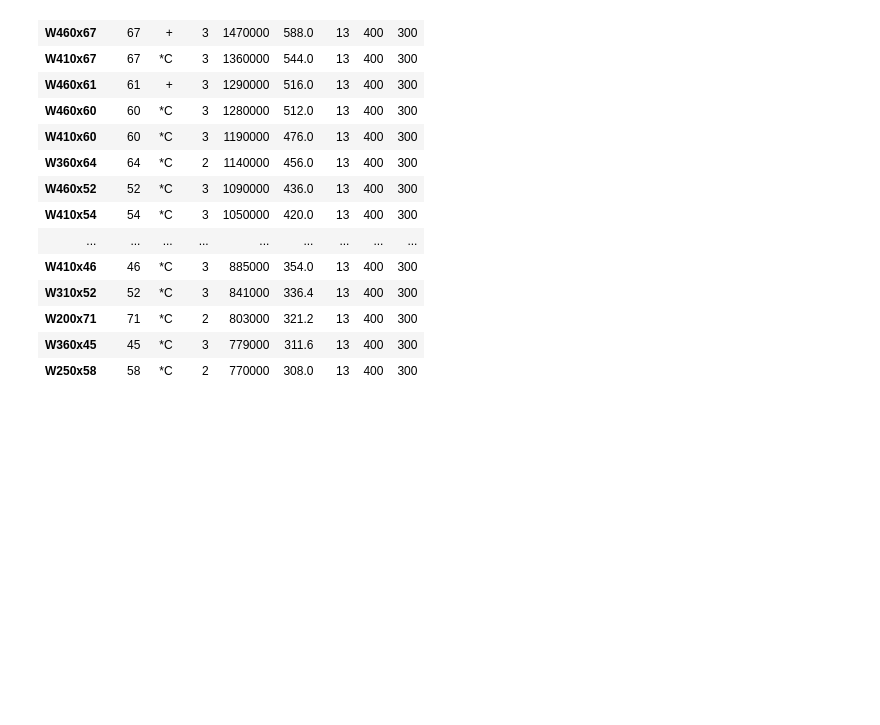
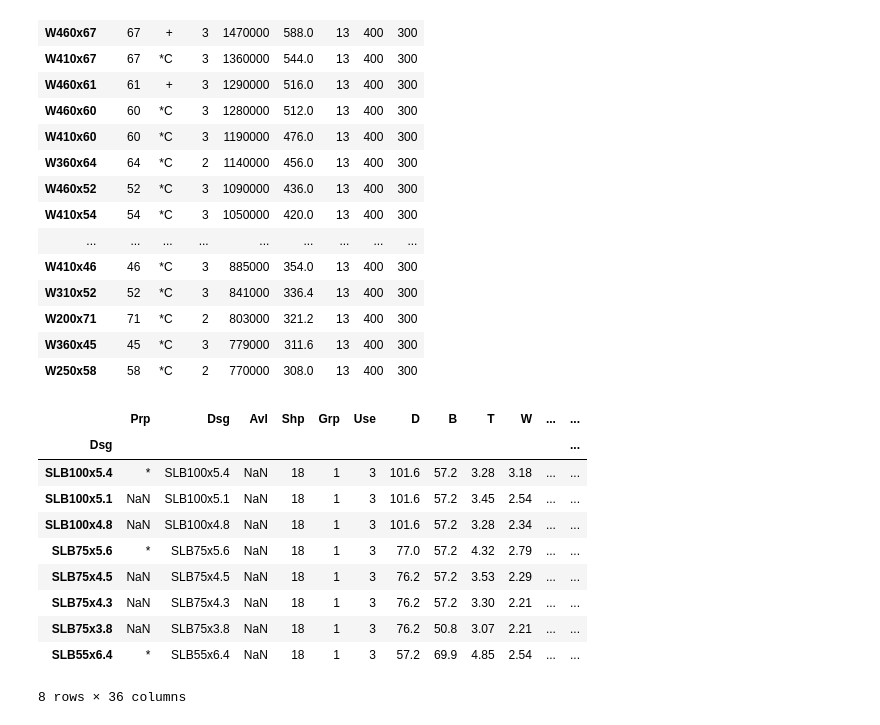
Before and after one commit to nholtz/ca-steel-design, a Jupyter notebook: lib/sst-test.ipynb, the cells around one changed output. Drawn from its saved outputs; the diff is of its cells as text; code cells hidden in the pictures; blank space fills up the shorter version.

```diff
--- a/lib/sst-test.ipynb
+++ b/lib/sst-test.ipynb
@@ -84,3 +84,18 @@ s[['Mass','Avl','Use','Zx','Mp','Foo','Fy','Mf']].sort_values('Mp',ascending=Fal
 | W200x71 | 71 | *C | 2 | 803000 | 321.2 | 13 | 400 | 300 |
 | W360x45 | 45 | *C | 3 | 779000 | 311.6 | 13 | 400 | 300 |
 | W250x58 | 58 | *C | 2 | 770000 | 308.0 | 13 | 400 | 300 |
+# %%
+slb = sst.section_table('SLB')
+slb
+# %% [output]
+|  | Prp | Dsg | Avl | Shp | Grp | Use | D | B | T | W | ... | ... |
+| Dsg |  |  |  |  |  |  |  |  |  |  |  | ... |
+| SLB100x5.4 | * | SLB100x5.4 | NaN | 18 | 1 | 3 | 101.6 | 57.2 | 3.28 | 3.18 | ... | ... |
+| SLB100x5.1 | NaN | SLB100x5.1 | NaN | 18 | 1 | 3 | 101.6 | 57.2 | 3.45 | 2.54 | ... | ... |
+| SLB100x4.8 | NaN | SLB100x4.8 | NaN | 18 | 1 | 3 | 101.6 | 57.2 | 3.28 | 2.34 | ... | ... |
+| SLB75x5.6 | * | SLB75x5.6 | NaN | 18 | 1 | 3 | 77.0 | 57.2 | 4.32 | 2.79 | ... | ... |
+| SLB75x4.5 | NaN | SLB75x4.5 | NaN | 18 | 1 | 3 | 76.2 | 57.2 | 3.53 | 2.29 | ... | ... |
+| SLB75x4.3 | NaN | SLB75x4.3 | NaN | 18 | 1 | 3 | 76.2 | 57.2 | 3.30 | 2.21 | ... | ... |
+| SLB75x3.8 | NaN | SLB75x3.8 | NaN | 18 | 1 | 3 | 76.2 | 50.8 | 3.07 | 2.21 | ... | ... |
+| SLB55x6.4 | * | SLB55x6.4 | NaN | 18 | 1 | 3 | 57.2 | 69.9 | 4.85 | 2.54 | ... | ... |
+8 rows × 36 columns
```
Also changed, not shown: parts of 4 cells of this notebook.
